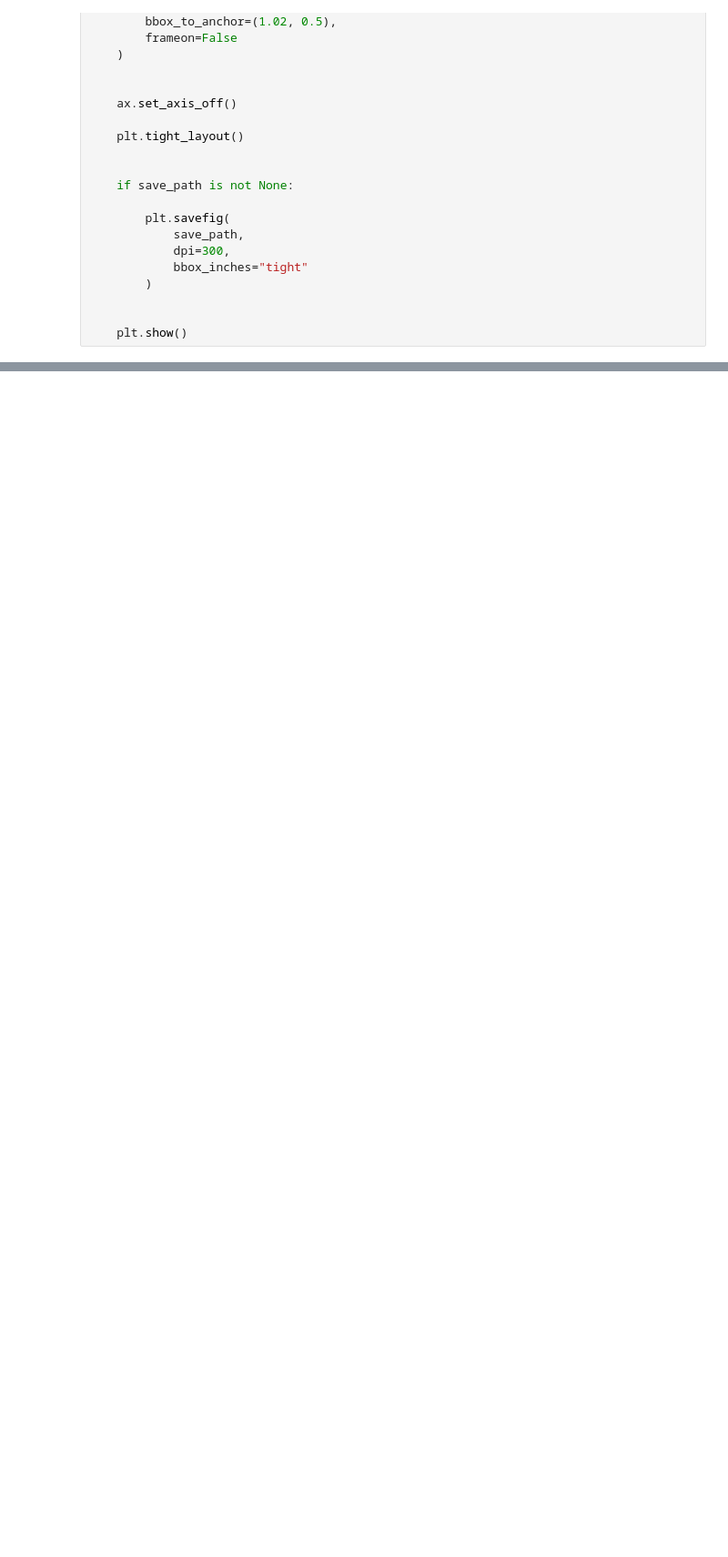
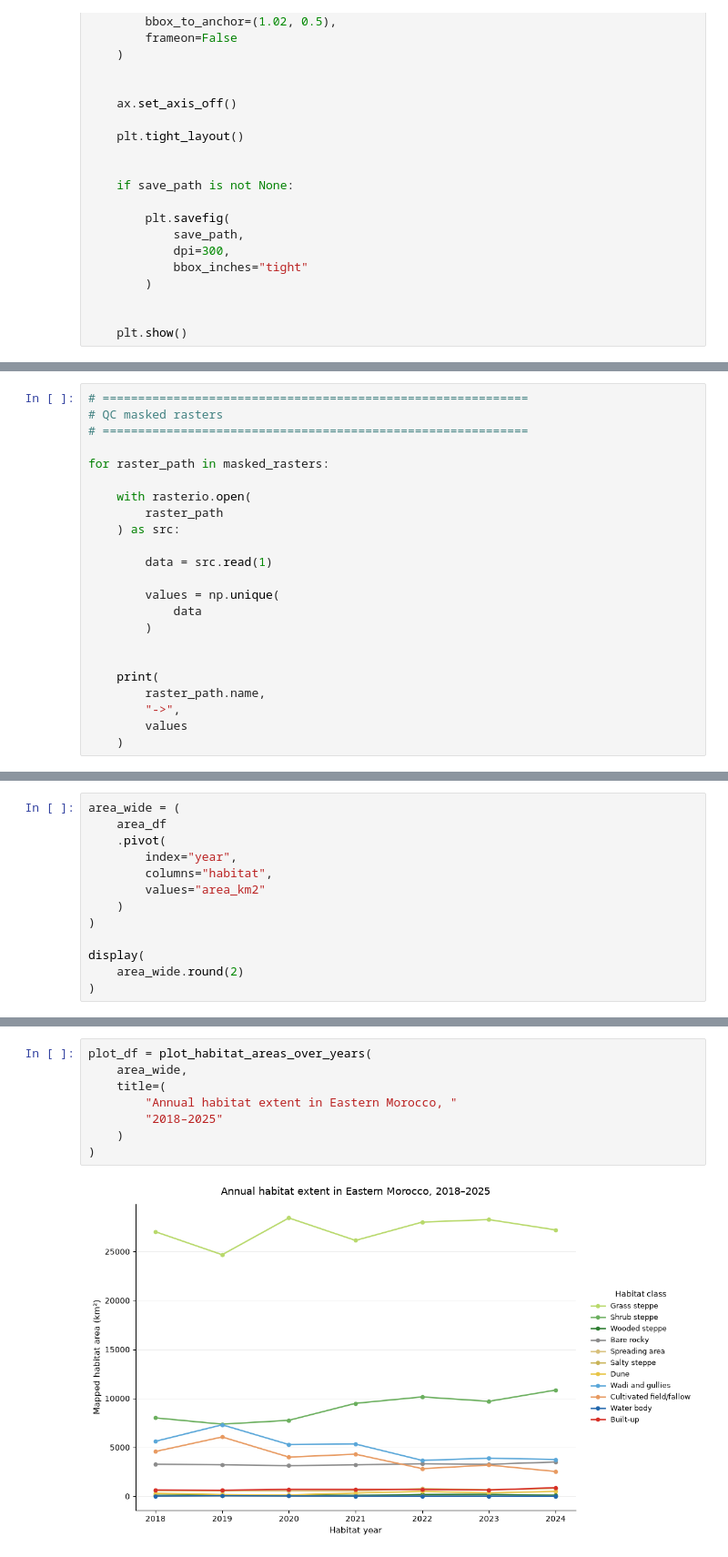
Before and after one commit to scbi-yuwenpang/Bustard-Project, a Jupyter notebook: Bustard Project Notebooks/Habitat mapping Edition3.ipynb, the cells around one changed output, grey strips where cells are left out. Shown at 91% size. Cells and saved outputs as stored; diff of their text form; blank space fills up the shorter version.

```diff
--- a/Bustard Project Notebooks/Habitat mapping Edition3.ipynb
+++ b/Bustard Project Notebooks/Habitat mapping Edition3.ipynb
@@ -5883,0 +7720,23 @@ plot_habitat_map(
+# %%
+# ============================================================
+# QC masked rasters
+# ============================================================
+
+for raster_path in masked_rasters:
+
+    with rasterio.open(
+        raster_path
+    ) as src:
+
+        data = src.read(1)
+
+        values = np.unique(
+            data
+        )
+
+
+    print(
+        raster_path.name,
+        "->",
+        values
+    )
@@ -5883,0 +7866,13 @@ plot_habitat_map(
+# %%
+area_wide = (
+    area_df
+    .pivot(
+        index="year",
+        columns="habitat",
+        values="area_km2"
+    )
+)
+
+display(
+    area_wide.round(2)
+)
@@ -5883,0 +8152,10 @@ plot_habitat_map(
+# %%
+plot_df = plot_habitat_areas_over_years(
+    area_wide,
+    title=(
+        "Annual habitat extent in Eastern Morocco, "
+        "2018–2025"
+    )
+)
+# %% [output]
+[figure, added]
```
Also changed, not shown: parts of 49 cells of this notebook, 5 other files.
